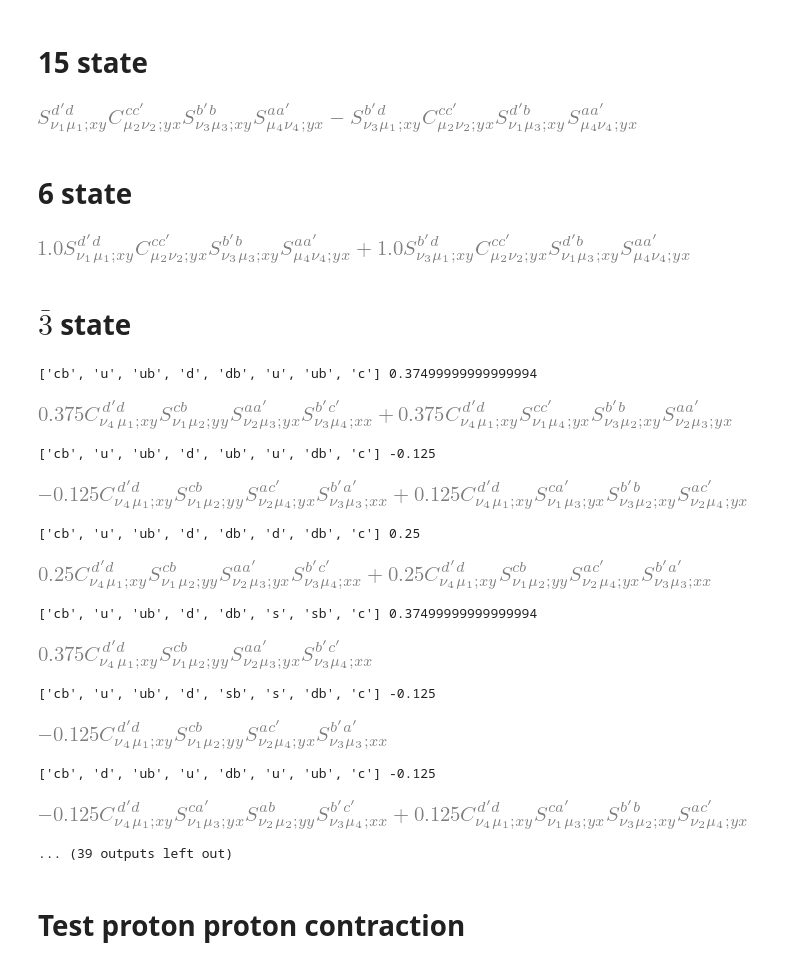
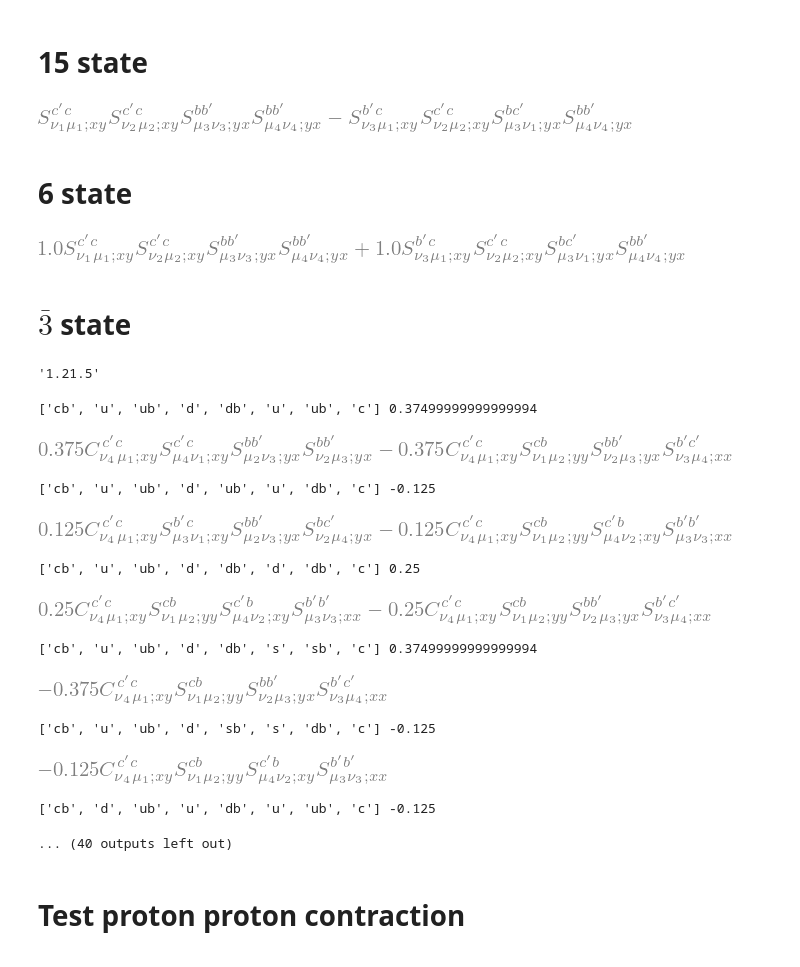
Before and after one commit to luutom/su3, a Jupyter notebook: notebooks/contraction.ipynb, the cells around one changed output. Cells and saved outputs as stored; diff of their text form; code cells hidden in the pictures.

```diff
--- a/notebooks/contraction.ipynb
+++ b/notebooks/contraction.ipynb
@@ -622,7 +561,7 @@ overall=1 #'\Gamma_{\mu_1 \mu_2} \Gamma_{\mu_3 \mu_4} \Gamma_{\nu_3 \nu_4} \Gamm
 position=['y','y','y','y','x','x','x','x']
 spin=['\\mu_1','\\mu_2','\\mu_3','\\mu_4','\\nu_4','\\nu_3','\\nu_2','\\nu_1']
 #spin=['1','2','1','1','2','1']
-color=['d','c','b','a','a\'','b\'','c\'','d\'']
+color=['c','c','b','b','b\'','b\'','c\'','c\'']
 #color=['2','1','0','0','1','2']
 quark=['db','c','db','u','ub','d','cb','d']
 
@@ -681,7 +620,7 @@ display(print_propagator(OUTPUT,quark,spin,color,position,overall))
 #                         PRINT+=PRINT2
 #display(simplify(PRINT))
 # %% [output]
-[figure, old version]
+[figure, new version]
 # %% [markdown]
 # 6 state
 # %%
@@ -689,7 +628,7 @@ display(print_propagator(OUTPUT,quark,spin,color,position,overall))
 position=['y','y','y','y','x','x','x','x']
 spin=['\\mu_1','\\mu_2','\\mu_3','\\mu_4','\\nu_4','\\nu_3','\\nu_2','\\nu_1']
 #spin=['1','2','1','1','2','1']
-color=['d','c','b','a','a\'','b\'','c\'','d\'']
+color=['c','c','b','b','b\'','b\'','c\'','c\'']
 #color=['2','1','0','0','1','2']
 quark1=['sb','c','db','u','ub','d','cb','s']
 quark2=['db','c','sb','u','ub','s','cb','d']
@@ -771,15 +710,16 @@ display(PRINT)
 #                         PRINT+=PRINT2
 #display(simplify(PRINT))
 # %% [output]
-[figure, old version]
+[figure, new version]
 # %% [markdown]
 # $\bar{3}$ state
 # %%
-
+import numpy
+display(numpy.version.version)
 position=['y','y','y','y','x','x','x','x']
 spin=['\\mu_1','\\nu_1','\\mu_2','\\nu_2','\\mu_3','\\nu_3','\\mu_4','\\nu_4']
 #spin=['1','2','1','1','2','1']
-color=['d','c','b','a','a\'','b\'','c\'','d\'']
+color=['c','c','b','b','b\'','b\'','c\'','c\'']
 #color=['2','1','0','0','1','2']
 
 quark1=['cb','u','ub','u']
@@ -808,44 +748,44 @@ for quark, over1 in zip(QUARK,overall):
 
 
 quark1=['cb','u','ub','d']
 quark2=['cb','d','ub','u']
 quark3=['cb','d','db','d']
 quark4=['cb','s','sb','d']
 quark5=['cb','d','sb','s']
 
 QUARK=[quark1,quark2,quark3,quark4,quark5]
 QUARK2=deepcopy(QUARK)
 overall=[np.sqrt(3/8),-1/2/np.sqrt(6),1/np.sqrt(6),np.sqrt(3/8),-1/2/np.sqrt(6)]
 PRINT=0
 for quark, over1 in zip(QUARK,overall):
     for quark2, over2 in zip(QUARK2,overall):
         antiquark=[]
         for q in quark2:
             antiquark.append(anti[q])
         antiquark.reverse()
         print(quark+antiquark, over1*over2)
         output=[]
         OUTPUT=[]
         contraction(quark+antiquark,0,output,OUTPUT)
         PRINT2=print_propagator(OUTPUT,quark+antiquark,spin,color,position,over1*over2)
         display(PRINT2)
         PRINT+=PRINT2
 
 display(PRINT)
 # %% [output]
-['cb', 'u', 'ub', 'd', 'db', 'u', 'ub', 'c'] 0.37499999999999994
+'1.21.5'
+['cb', 'u', 'ub', 'd', 'db', 'u', 'ub', 'c'] 0.37499999999999994
 [figure]
-['cb', 'u', 'ub', 'd', 'ub', 'u', 'db', 'c'] -0.125
+['cb', 'u', 'ub', 'd', 'ub', 'u', 'db', 'c'] -0.125
-[figure, old version]
+[figure, new version]
-['cb', 'u', 'ub', 'd', 'db', 'd', 'db', 'c'] 0.25
+['cb', 'u', 'ub', 'd', 'db', 'd', 'db', 'c'] 0.25
 [figure]
-['cb', 'u', 'ub', 'd', 'db', 's', 'sb', 'c'] 0.37499999999999994
+['cb', 'u', 'ub', 'd', 'db', 's', 'sb', 'c'] 0.37499999999999994
-[figure, old version]
+[figure, new version]
-['cb', 'u', 'ub', 'd', 'sb', 's', 'db', 'c'] -0.125
+['cb', 'u', 'ub', 'd', 'sb', 's', 'db', 'c'] -0.125
-[figure, old version]
+[figure, new version]
-['cb', 'd', 'ub', 'u', 'db', 'u', 'ub', 'c'] -0.125
-[figure, removed]
-... (39 outputs left out)
+['cb', 'd', 'ub', 'u', 'db', 'u', 'ub', 'c'] -0.125
+... (40 outputs left out)
 # %% [markdown]
 # Test proton proton contraction
 # %%
```
Also changed, not shown: parts of 5 cells of this notebook.
